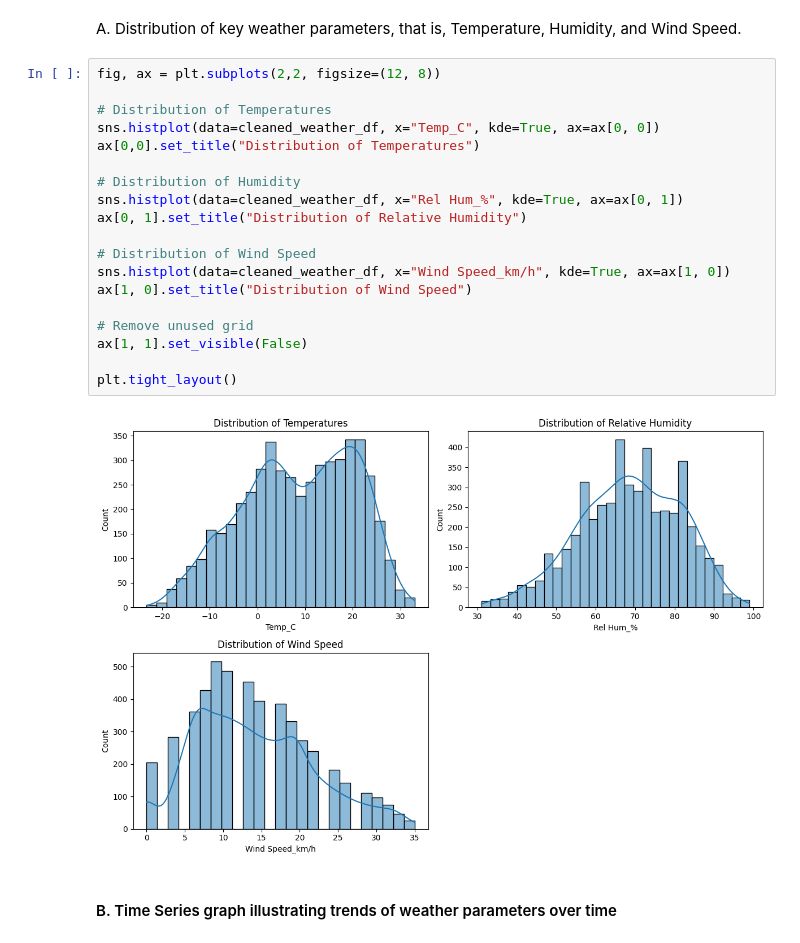
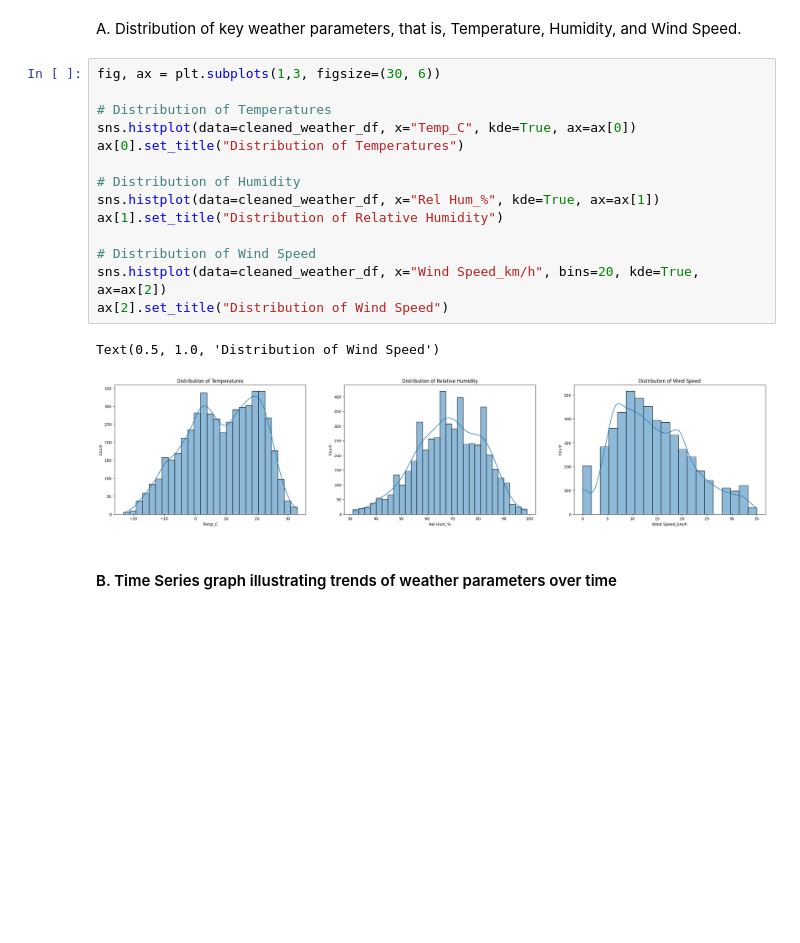
Before and after one commit to mut-rogers/lux_bootcamp, a Jupyter notebook: Week 2 Project/weather_week_2_assignment.ipynb, the cells around one changed output. Saved outputs shown, nothing was run; the diff lists cells and outputs as text; blank space fills up the shorter version.

Commit message:
visualizations

```diff
--- a/Week 2 Project/weather_week_2_assignment.ipynb
+++ b/Week 2 Project/weather_week_2_assignment.ipynb
@@ -199,26 +199,22 @@ ___
 # %% [markdown]
 A. Distribution of key weather parameters, that is, Temperature, Humidity, and Wind Speed.
 # %%
-fig, ax = plt.subplots(2,2, figsize=(12, 8))
+fig, ax = plt.subplots(1,3, figsize=(30, 6))
 
 # Distribution of Temperatures
-sns.histplot(data=cleaned_weather_df, x="Temp_C", kde=True, ax=ax[0, 0])
-ax[0,0].set_title("Distribution of Temperatures")
+sns.histplot(data=cleaned_weather_df, x="Temp_C", kde=True, ax=ax[0])
+ax[0].set_title("Distribution of Temperatures")
 
 # Distribution of Humidity
-sns.histplot(data=cleaned_weather_df, x="Rel Hum_%", kde=True, ax=ax[0, 1])
-ax[0, 1].set_title("Distribution of Relative Humidity")
+sns.histplot(data=cleaned_weather_df, x="Rel Hum_%", kde=True, ax=ax[1])
+ax[1].set_title("Distribution of Relative Humidity")
 
 # Distribution of Wind Speed
-sns.histplot(data=cleaned_weather_df, x="Wind Speed_km/h", kde=True, ax=ax[1, 0])
-ax[1, 0].set_title("Distribution of Wind Speed")
-
-# Remove unused grid
-ax[1, 1].set_visible(False)
-
-plt.tight_layout()
+sns.histplot(data=cleaned_weather_df, x="Wind Speed_km/h", bins=20, kde=True, ax=ax[2])
+ax[2].set_title("Distribution of Wind Speed")
 # %% [output]
+Text(0.5, 1.0, 'Distribution of Wind Speed')
-[figure, old version]
+[figure, new version]
 # %% [markdown]
 #### B. Time Series graph illustrating trends of weather parameters over time
 # %%
```
Also changed, not shown: parts of 2 cells of this notebook.
